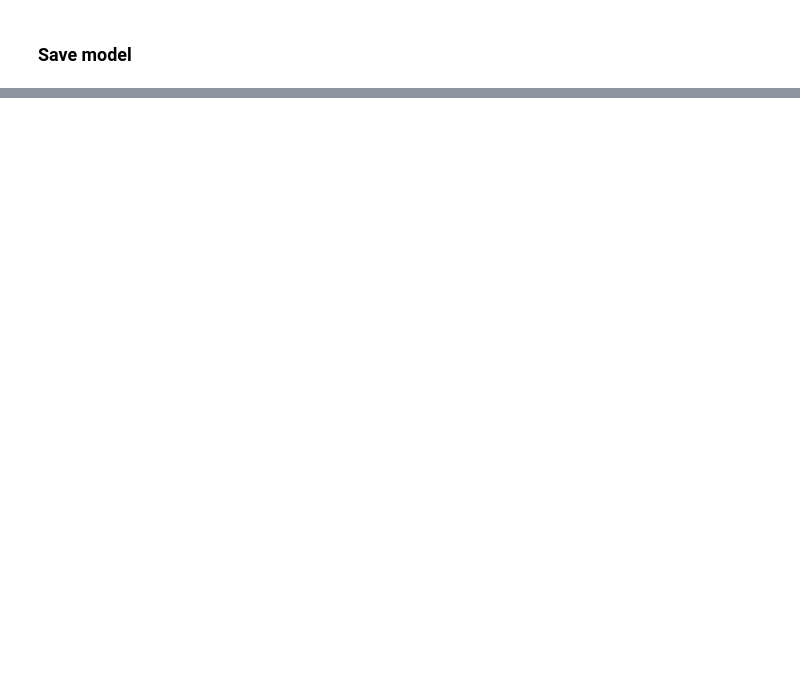
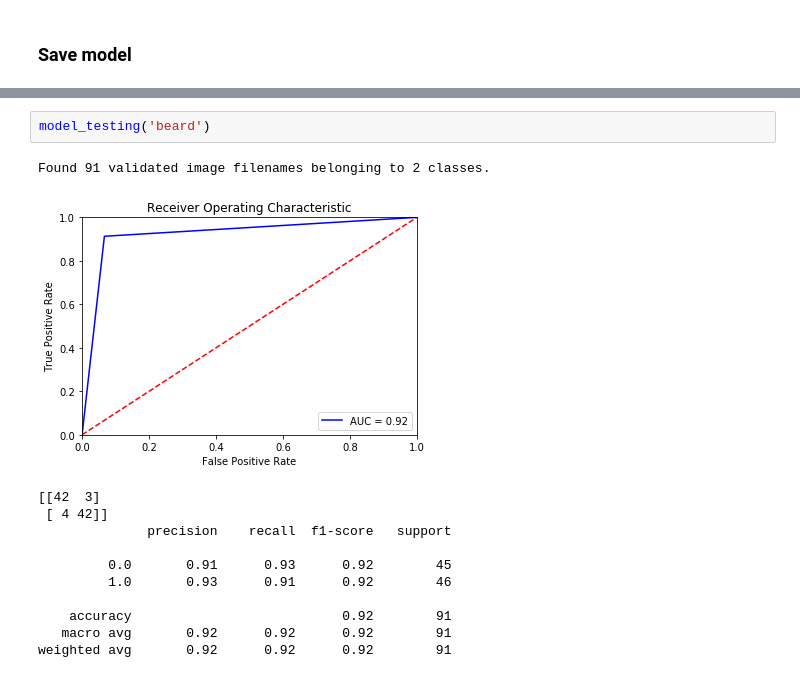
Before and after one commit to mzhou356/img2recommender, a Jupyter notebook: notebooks/ResNet50_tuning.ipynb, the cells around one changed output, grey strips where cells are left out. Drawn from its saved outputs; the diff is of its cells as text; blank space fills up the shorter version.

```diff
--- a/notebooks/ResNet50_tuning.ipynb
+++ b/notebooks/ResNet50_tuning.ipynb
@@ -440,0 +363,15 @@ W0901 22:01:58.699104 140378810799936 image.py:693] Clipping input data to the v
+# %%
+model_testing('beard')
+# %% [output]
+Found 91 validated image filenames belonging to 2 classes.
+[figure, added]
+[[42  3]
+ [ 4 42]]
+              precision    recall  f1-score   support
+
+         0.0       0.91      0.93      0.92        45
+         1.0       0.93      0.91      0.92        46
+
+    accuracy                           0.92        91
+   macro avg       0.92      0.92      0.92        91
+weighted avg       0.92      0.92      0.92        91
```
Also changed, not shown: parts of 38 cells of this notebook.
